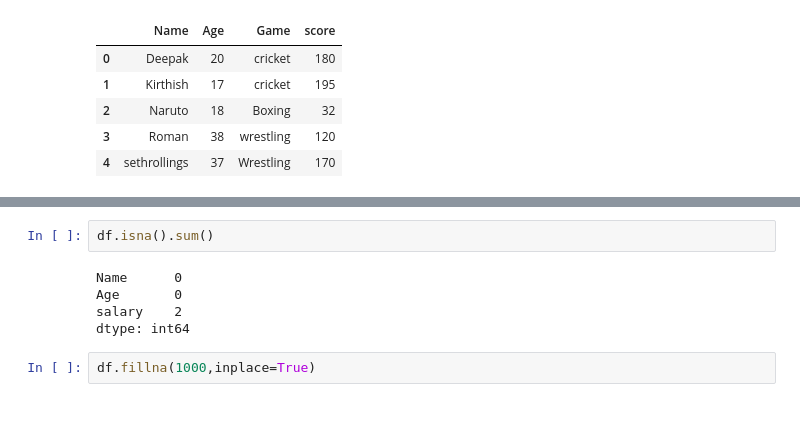
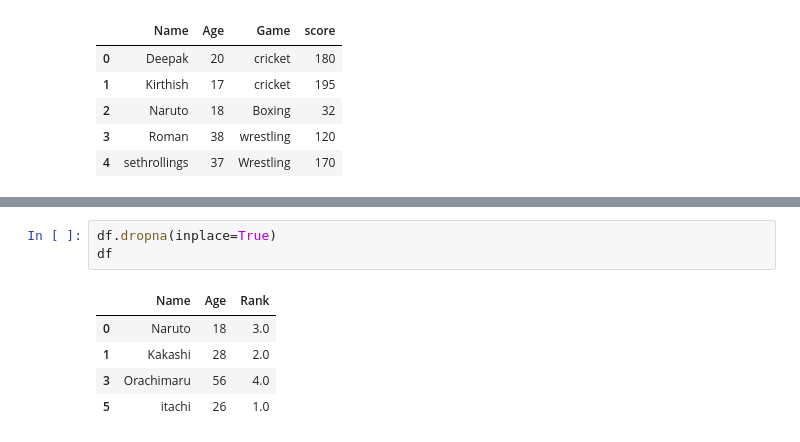
Before and after one commit to Deepak0121-svg/Pandas, a Jupyter notebook: pandas.ipynb, the cells around one changed output, grey strips where cells are left out. Saved outputs shown, nothing was run; the diff lists cells and outputs as text; blank space fills up the shorter version.

```diff
--- a/pandas.ipynb
+++ b/pandas.ipynb
@@ -387,9 +403,9 @@ df
-# %%
-df.isna().sum()
-# %% [output]
-Name      0
-Age       0
-salary    2
-dtype: int64
 # %%
-df.fillna(1000,inplace=True)
+df.dropna(inplace=True)
+df
+# %% [output]
+|  | Name | Age | Rank |
+| 0 | Naruto | 18 | 3.0 |
+| 1 | Kakashi | 28 | 2.0 |
+| 3 | Orachimaru | 56 | 4.0 |
+| 5 | itachi | 26 | 1.0 |
```
Also changed, not shown: parts of 7 cells of this notebook.
